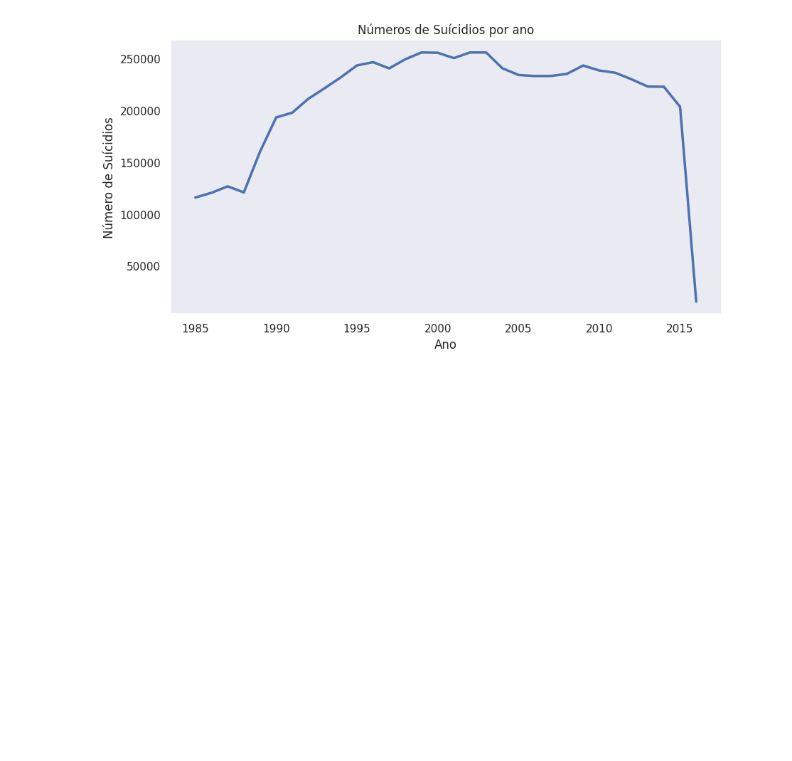
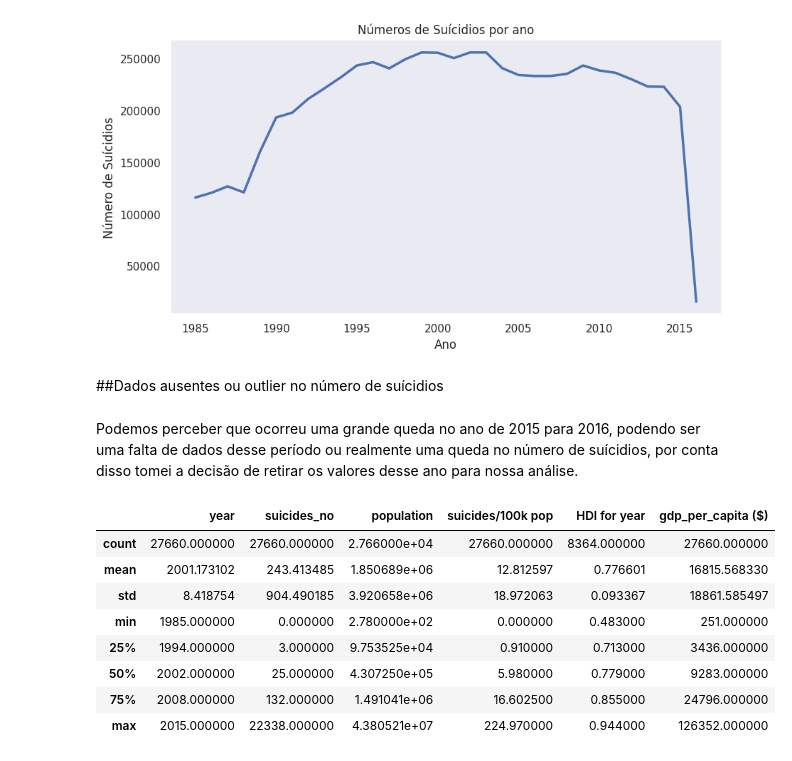
Before and after one commit to Luis-Hauck/Analise_Exploratoria_Suicidios_no_Brasil, a Jupyter notebook: Analise_Exploratoria_de_Dados.ipynb, the cells around one changed output. Cells and saved outputs as stored; diff of their text form; code cells hidden in the pictures; blank space fills up the shorter version.

```diff
--- a/Analise_Exploratoria_de_Dados.ipynb
+++ b/Analise_Exploratoria_de_Dados.ipynb
@@ -117,3 +92,7 @@ plt.title('Números de Suícidios por ano')
 plt.show()
 # %% [output]
 [figure]
+# %% [markdown]
+##Dados ausentes ou outlier no número de suícidios
+# %% [markdown]
+Podemos perceber que ocorreu uma grande queda no ano de 2015 para 2016, podendo ser uma falta de dados desse período ou realmente uma queda no número de suícidios, por conta disso tomei a decisão de retirar os valores desse ano para nossa análise.
@@ -119,0 +101,12 @@ plt.show()
+# %%
+df2.describe()
+# %% [output]
+|  | year | suicides_no | population | suicides/100k pop | HDI for year | gdp_per_capita ($) |
+| count | 27660.000000 | 27660.000000 | 2.766000e+04 | 27660.000000 | 8364.000000 | 27660.000000 |
+| mean | 2001.173102 | 243.413485 | 1.850689e+06 | 12.812597 | 0.776601 | 16815.568330 |
+| std | 8.418754 | 904.490185 | 3.920658e+06 | 18.972063 | 0.093367 | 18861.585497 |
+| min | 1985.000000 | 0.000000 | 2.780000e+02 | 0.000000 | 0.483000 | 251.000000 |
+| 25% | 1994.000000 | 3.000000 | 9.753525e+04 | 0.910000 | 0.713000 | 3436.000000 |
+| 50% | 2002.000000 | 25.000000 | 4.307250e+05 | 5.980000 | 0.779000 | 9283.000000 |
+| 75% | 2008.000000 | 132.000000 | 1.491041e+06 | 16.602500 | 0.855000 | 24796.000000 |
+| max | 2015.000000 | 22338.000000 | 4.380521e+07 | 224.970000 | 0.944000 | 126352.000000 |
```
Also changed, not shown: parts of 11 cells of this notebook.
